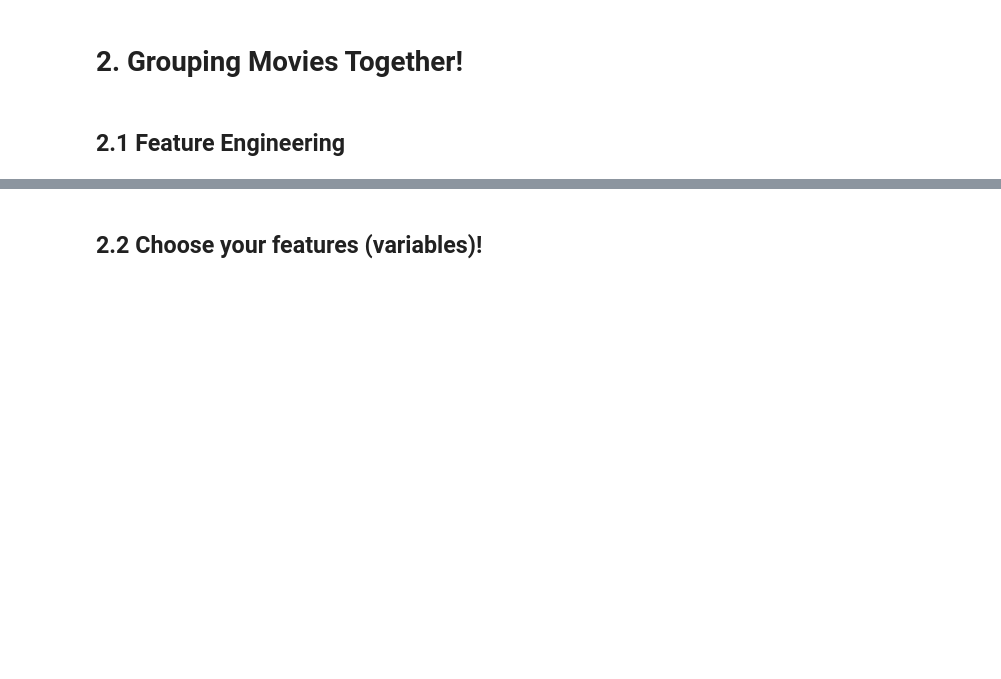
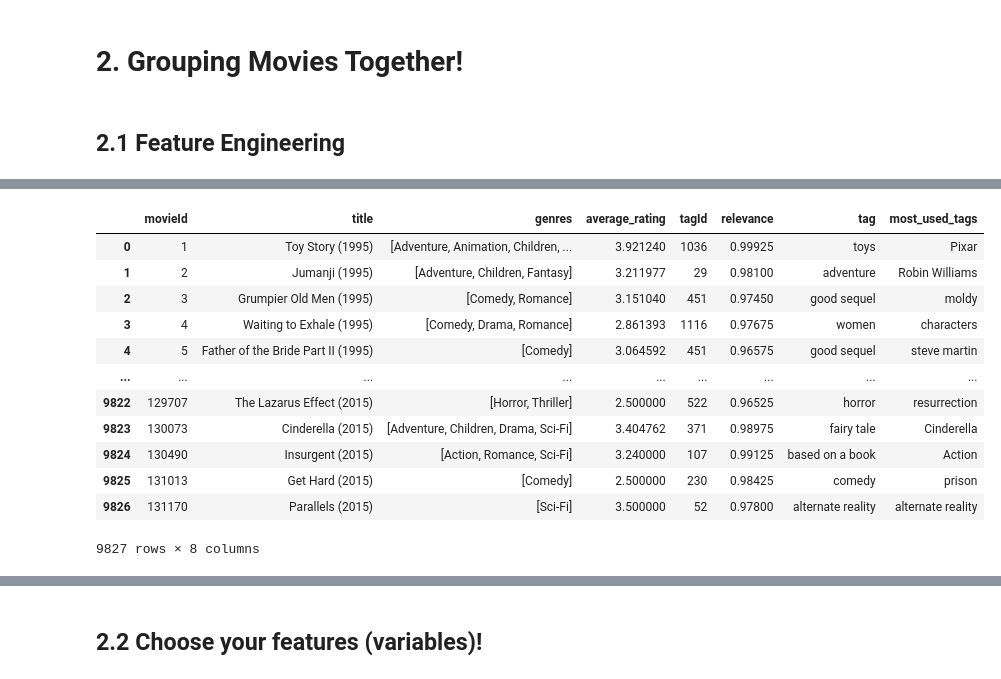
Before and after one commit to delgiudice1967219/ADM_HW4, a Jupyter notebook: main.ipynb, the cells around one changed output, grey strips where cells are left out. Saved outputs shown, nothing was run; the diff lists cells and outputs as text; code cells hidden in the pictures; blank space fills up the shorter version.

```diff
--- a/main.ipynb
+++ b/main.ipynb
@@ -380,0 +642,2 @@ char_vectors = np.array([char_vec(user_movies, all_movies) for user_movies in sl
+# %%
+max_relevant = genome.loc[genome.groupby('movieId')['relevance'].idxmax()].reset_index(drop=True)
@@ -380,0 +660,22 @@ char_vectors = np.array([char_vec(user_movies, all_movies) for user_movies in sl
+# %%
+df_final = pd.merge(movie, movie_ratings_mean, on = 'movieId', how = 'left')
+# %%
+df_final = pd.merge(df_final, max_relevant, on = 'movieId')
+# %%
+df_final = pd.merge(df_final, most_used_tags, on = 'movieId')
+# %%
+df_final
+# %% [output]
+|  | movieId | title | genres | average_rating | tagId | relevance | tag | most_used_tags |
+| 0 | 1 | Toy Story (1995) | [Adventure, Animation, Children, ... | 3.921240 | 1036 | 0.99925 | toys | Pixar |
+| 1 | 2 | Jumanji (1995) | [Adventure, Children, Fantasy] | 3.211977 | 29 | 0.98100 | adventure | Robin Williams |
+| 2 | 3 | Grumpier Old Men (1995) | [Comedy, Romance] | 3.151040 | 451 | 0.97450 | good sequel | moldy |
+| 3 | 4 | Waiting to Exhale (1995) | [Comedy, Drama, Romance] | 2.861393 | 1116 | 0.97675 | women | characters |
+| 4 | 5 | Father of the Bride Part II (1995) | [Comedy] | 3.064592 | 451 | 0.96575 | good sequel | steve martin |
+| ... | ... | ... | ... | ... | ... | ... | ... | ... |
+| 9822 | 129707 | The Lazarus Effect (2015) | [Horror, Thriller] | 2.500000 | 522 | 0.96525 | horror | resurrection |
+| 9823 | 130073 | Cinderella (2015) | [Adventure, Children, Drama, Sci-Fi] | 3.404762 | 371 | 0.98975 | fairy tale | Cinderella |
+| 9824 | 130490 | Insurgent (2015) | [Action, Romance, Sci-Fi] | 3.240000 | 107 | 0.99125 | based on a book | Action |
+| 9825 | 131013 | Get Hard (2015) | [Comedy] | 2.500000 | 230 | 0.98425 | comedy | prison |
+| 9826 | 131170 | Parallels (2015) | [Sci-Fi] | 3.500000 | 52 | 0.97800 | alternate reality | alternate reality |
+9827 rows × 8 columns
```
Also changed, not shown: parts of 45 cells of this notebook.
